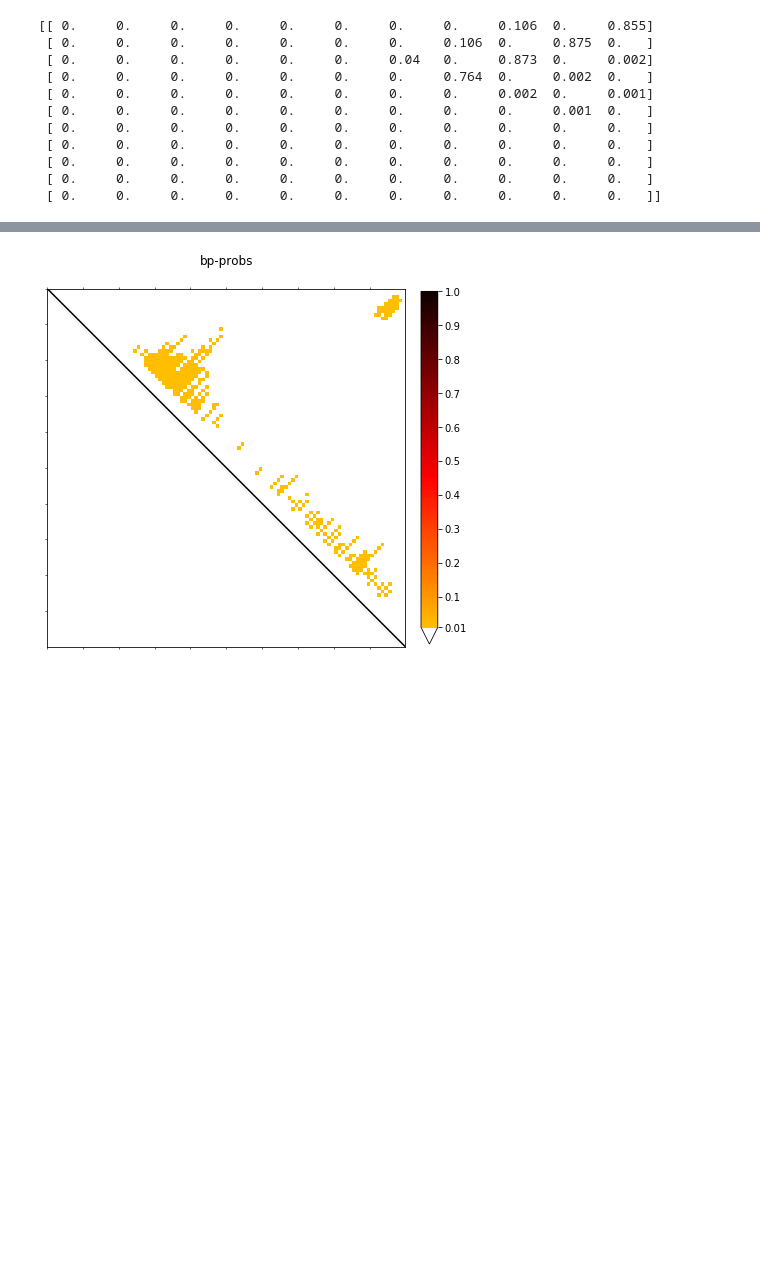
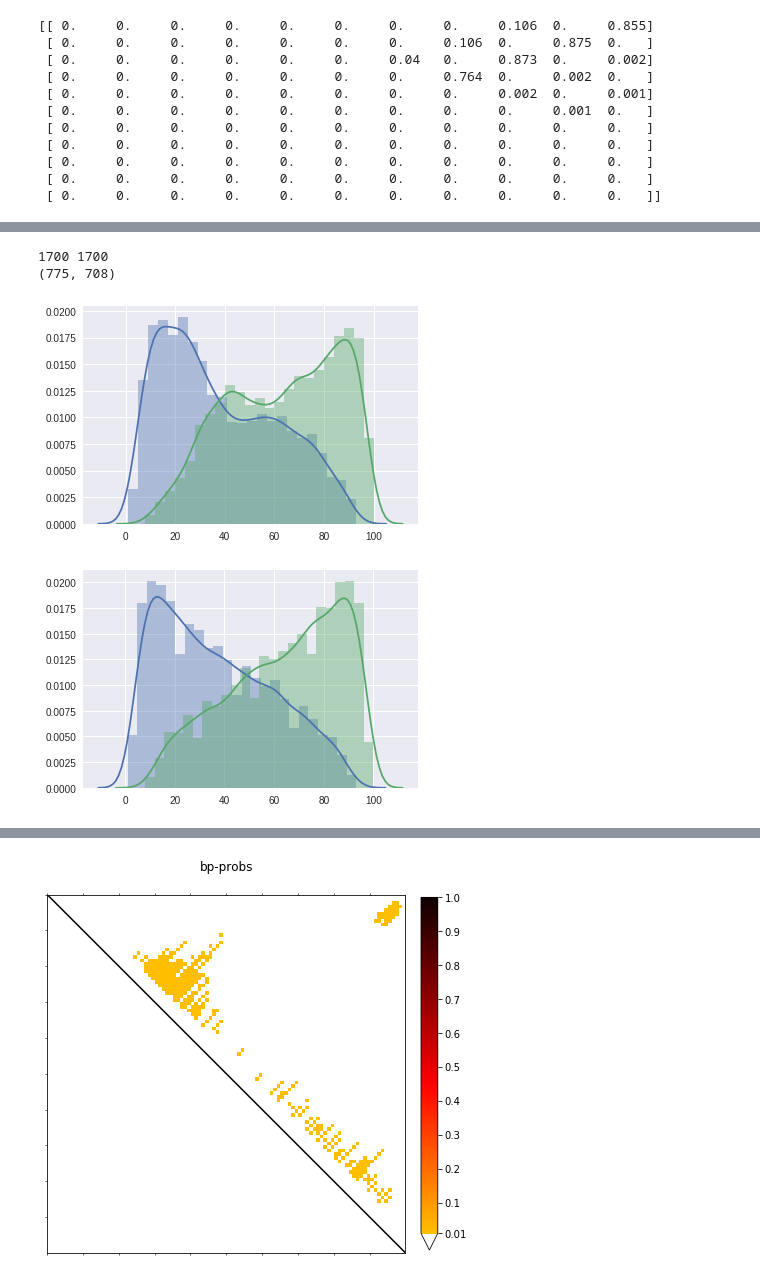
Before and after one commit to mmiladi/mmfold, a Jupyter notebook: local_dotplot/Average_dotplots.ipynb, the cells around one changed output, grey strips where cells are left out. Cells and saved outputs as stored; diff of their text form; code cells hidden in the pictures; blank space fills up the shorter version.

```diff
--- a/local_dotplot/Average_dotplots.ipynb
+++ b/local_dotplot/Average_dotplots.ipynb
@@ -73,3 +162,4 @@ NameError: name 'h' is not defined
 # %%
-analyze_average_dps('/home/milad/1workspace/GalaxyGraphClust/Staufen/commonfold/stau-phastcons0.2-mergedoverlaps-Galaxy1-[Extract_Genomic_DNA_on_data_1].fasta')
+stemsdic_list_shuff =     analyze_fasta_set('/home/milad/1workspace/GalaxyGraphClust/Staufen/commonfold/stau-phastcons0.2-mergedoverlaps-Galaxy1-[Extract_Genomic_DNA_on_data_1].fasta'
+                   ,walk_stems=True, average=False,shuffle=True)
 # %% [output]
@@ -76,0 +183,25 @@ analyze_average_dps('/home/milad/1workspace/GalaxyGraphClust/Staufen/commonfold/
+# %%
+print len(stemsdic_list), len(stemsdic_list_shuff)
+print (len([s for s in filter_stemsd_list(stemsdic_list,20,7) if len(s)>0]),
+       len([s for s in filter_stemsd_list(stemsdic_list_shuff,20,7) if len(s)>0])
+      )
+# %% [output]
+1700 1700
+(775, 708)
+# %%
+%matplotlib inline
+from matplotlib import pyplot as plt
+import re
+import seaborn as sns
+def plot_stems_loc(stemdl):
+    starts = [ int(re.split("\D+", k)[1]) for sd in stemdl for k in sd  if len(sd)>0 ]
+    sns.distplot(starts)
+    ends = [ int(re.split("\D+", k)[2]) for sd in stemdl for k in sd  if len(sd)>0 ]
+    sns.distplot(ends)
+plot_stems_loc(stemsdic_list)
+plt.show()
+plot_stems_loc(stemsdic_list_shuff)
+plt.show()
+# %% [output]
+[figure, added]
+[figure, added]
```
Also changed, not shown: parts of 12 cells of this notebook.
